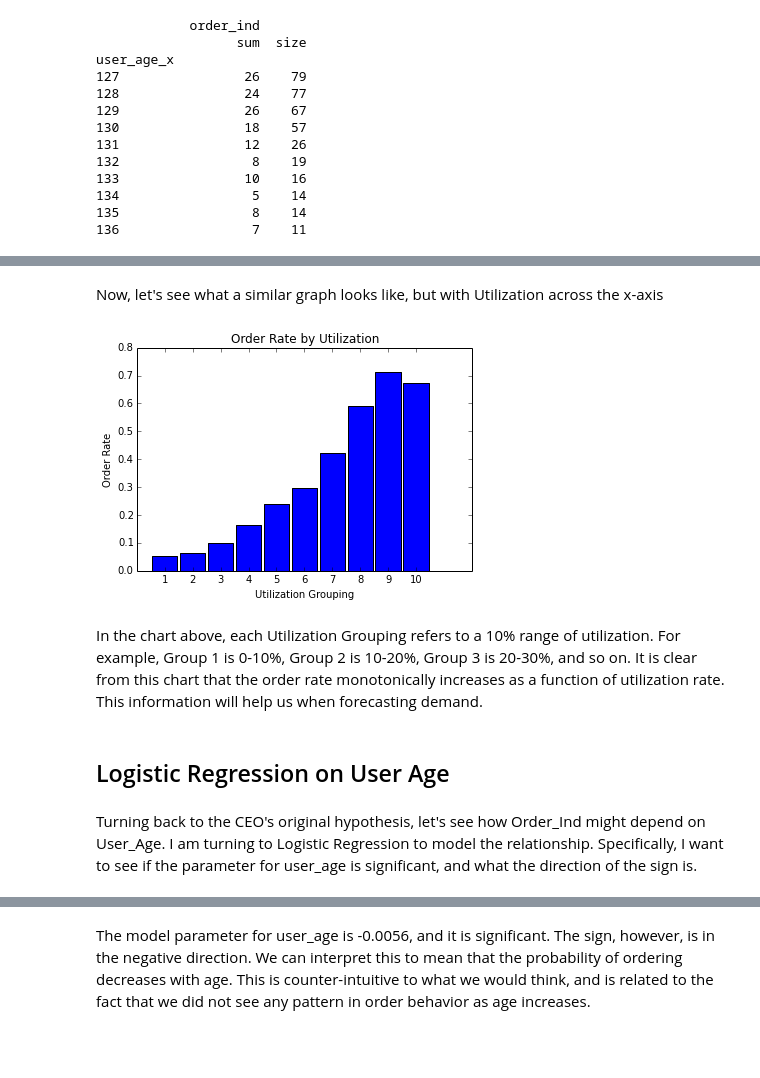
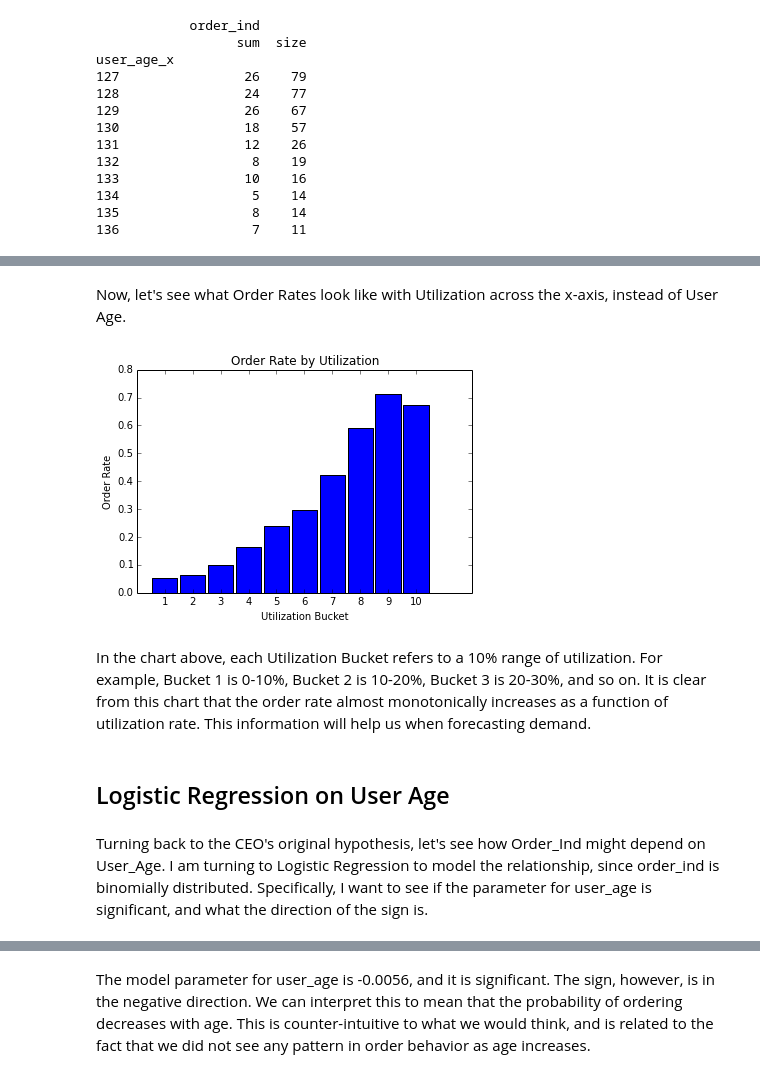
Before and after one commit to chprabhu/data_science_challenge, a Jupyter notebook: data_science_challenge.ipynb, the cells around one changed output, grey strips where cells are left out. Cells and saved outputs as stored; diff of their text form; code cells hidden in the pictures; blank space fills up the shorter version.

```diff
--- a/data_science_challenge.ipynb
+++ b/data_science_challenge.ipynb
@@ -135,3 +134,3 @@ user_age_x
 # %% [markdown]
-Now, let's see what a similar graph looks like, but with Utilization across the x-axis
+Now, let's see what Order Rates look like with Utilization across the x-axis, instead of User Age.
 # %%
@@ -169,21 +168,22 @@ hist_order_rate = hist_data[hist_data.columns.values[0]] / hist_data[hist_data.c
 x = hist_order_rate.index.values
 y = hist_order_rate
 # %%
+# Plot a bar graph - Order Rate by Utilization Bucket
 width=0.9
 plt.bar(x,y,width,align='center')
-plt.xlabel('Utilization Grouping')
+plt.xlabel('Utilization Bucket')
 plt.ylabel('Order Rate')
 plt.title('Order Rate by Utilization')
 plt.xticks(x)
 plt.show()
 # %% [output]
-[figure, old version]
+[figure, new version]
 # %% [markdown]
-In the chart above, each Utilization Grouping refers to a 10% range of utilization. For example, Group 1 is 0-10%, Group 2 is 10-20%, Group 3 is 20-30%, and so on. It is clear from this chart that the order rate monotonically increases as a function of utilization rate. This information will help us when forecasting demand.
+In the chart above, each Utilization Bucket refers to a 10% range of utilization. For example, Bucket 1 is 0-10%, Bucket 2 is 10-20%, Bucket 3 is 20-30%, and so on. It is clear from this chart that the order rate almost monotonically increases as a function of utilization rate. This information will help us when forecasting demand.
 # %% [markdown]
 ## Logistic Regression on User Age
 # %% [markdown]
-Turning back to the CEO's original hypothesis, let's see how Order_Ind might depend on User_Age. I am turning to Logistic Regression to model the relationship. Specifically, I want to see if the parameter for user_age is significant, and what the direction of the sign is.
+Turning back to the CEO's original hypothesis, let's see how Order_Ind might depend on User_Age. I am turning to Logistic Regression to model the relationship, since order_ind is binomially distributed. Specifically, I want to see if the parameter for user_age is significant, and what the direction of the sign is.
 # %%
 import statsmodels.api as sm
 
```
Also changed, not shown: parts of 30 cells of this notebook.
